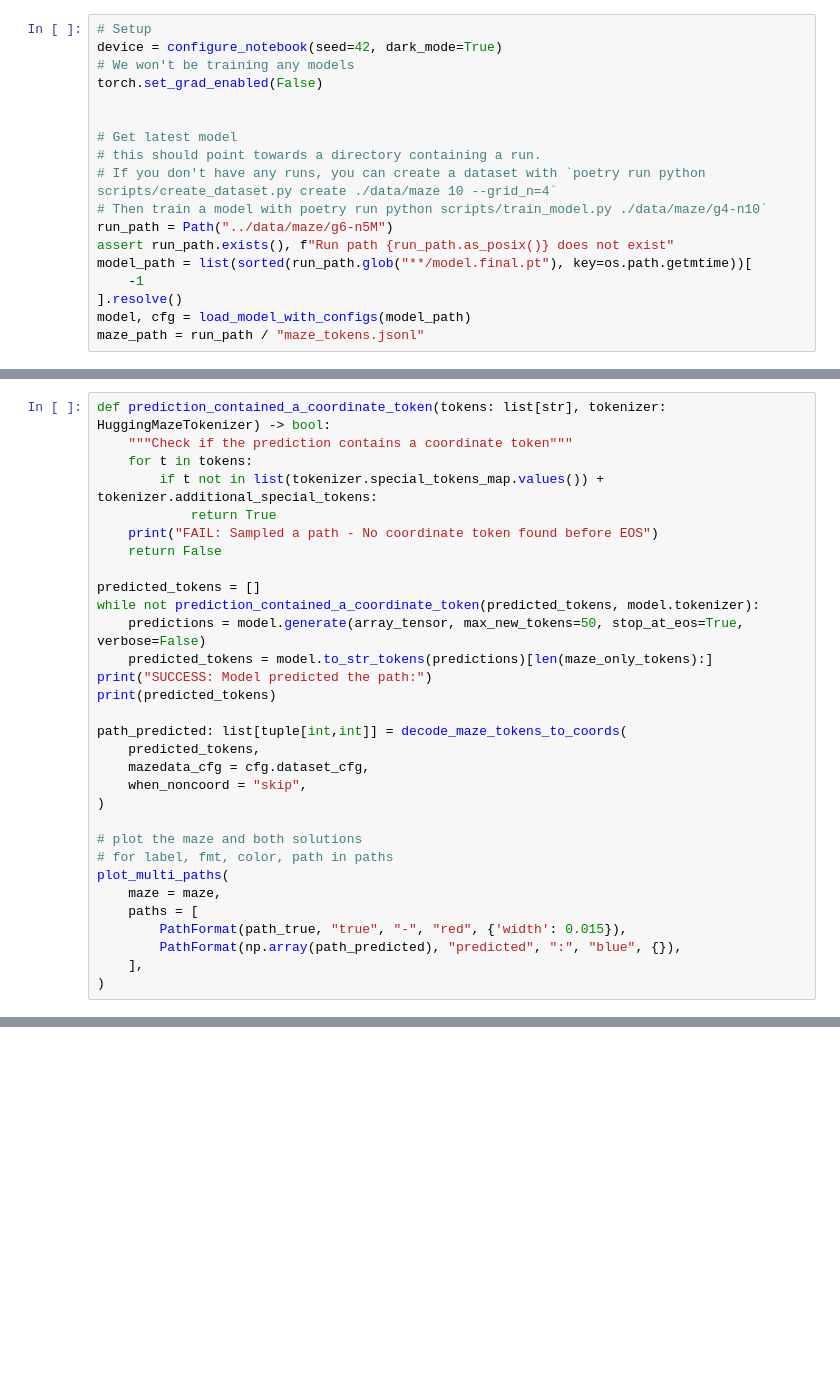
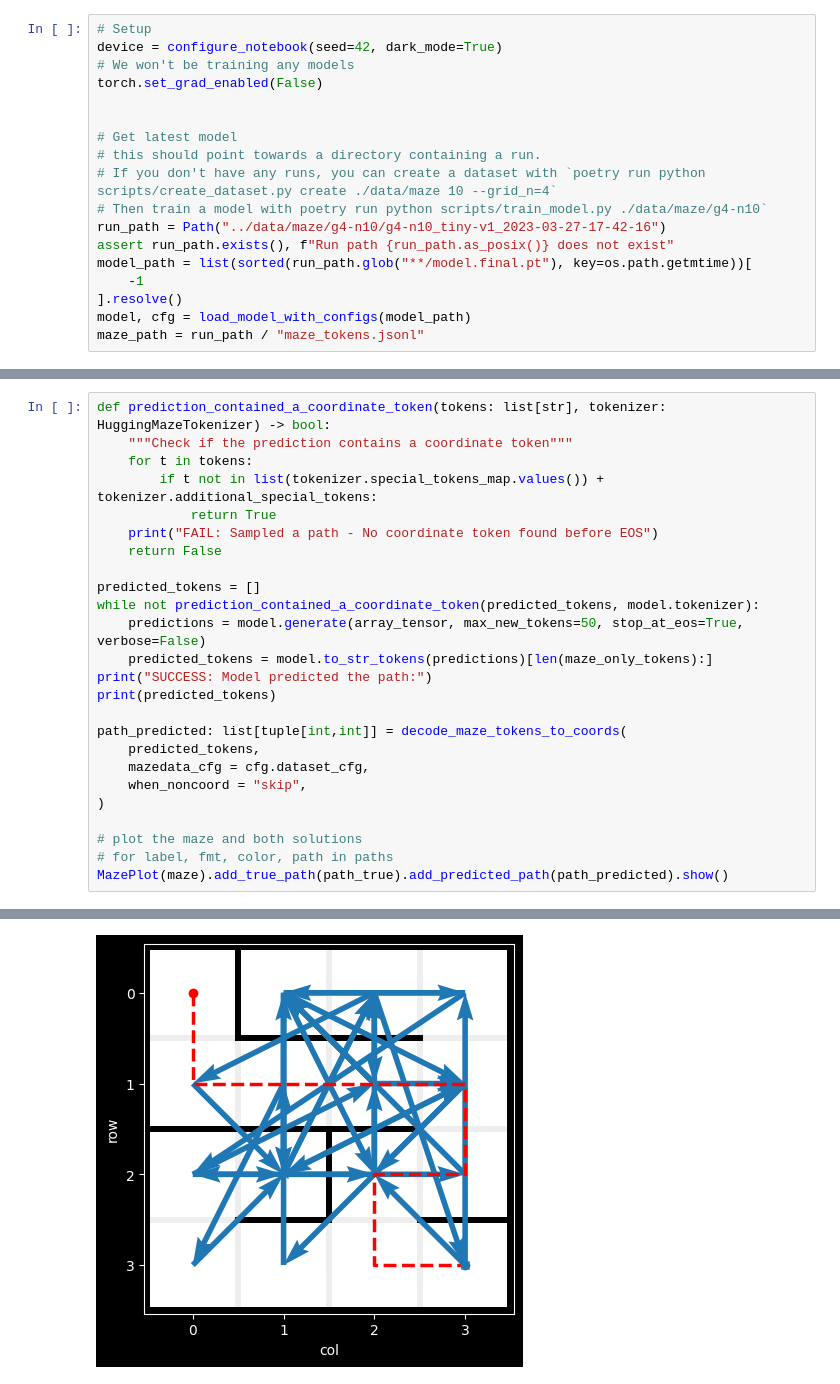
Before and after one commit to understanding-search/maze-transformer, a Jupyter notebook: notebooks/plot_attention.ipynb, the cells around one changed output, grey strips where cells are left out. Saved outputs shown, nothing was run; the diff lists cells and outputs as text; blank space fills up the shorter version.

Commit message:
added MazePlot functions to demo notebooks

```diff
--- a/notebooks/plot_attention.ipynb
+++ b/notebooks/plot_attention.ipynb
@@ -30,7 +30,7 @@ torch.set_grad_enabled(False)
 # this should point towards a directory containing a run.
 # If you don't have any runs, you can create a dataset with `poetry run python scripts/create_dataset.py create ./data/maze 10 --grid_n=4`
 # Then train a model with poetry run python scripts/train_model.py ./data/maze/g4-n10`
-run_path = Path("../data/maze/g6-n5M")
+run_path = Path("../data/maze/g4-n10/g4-n10_tiny-v1_2023-03-27-17-42-16")
 assert run_path.exists(), f"Run path {run_path.as_posix()} does not exist"
 model_path = list(sorted(run_path.glob("**/model.final.pt"), key=os.path.getmtime))[
 	-1
@@ -113,10 +126,5 @@ path_predicted: list[tuple[int,int]] = decode_maze_tokens_to_coords(
 
 # plot the maze and both solutions
 # for label, fmt, color, path in paths
-plot_multi_paths(
-	maze = maze,
-	paths = [
-		PathFormat(path_true, "true", "-", "red", {'width': 0.015}),
-		PathFormat(np.array(path_predicted), "predicted", ":", "blue", {}),
-	],
-)
+MazePlot(maze).add_true_path(path_true).add_predicted_path(path_predicted).show()
+# %% [output]
@@ -122,0 +135 @@ plot_multi_paths(
+[figure, added]
```
Also changed, not shown: parts of 7 cells of this notebook, 1 other file.
